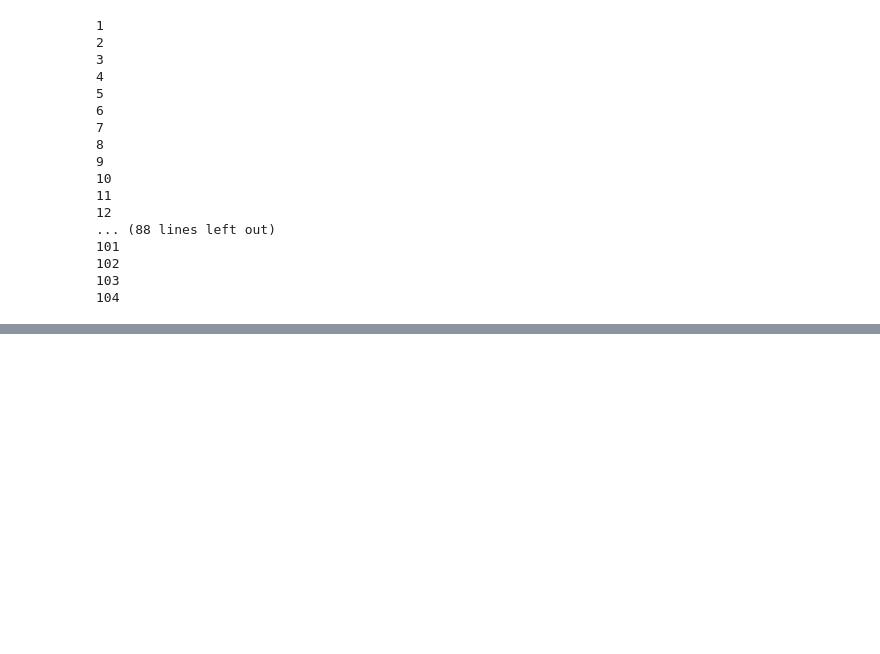
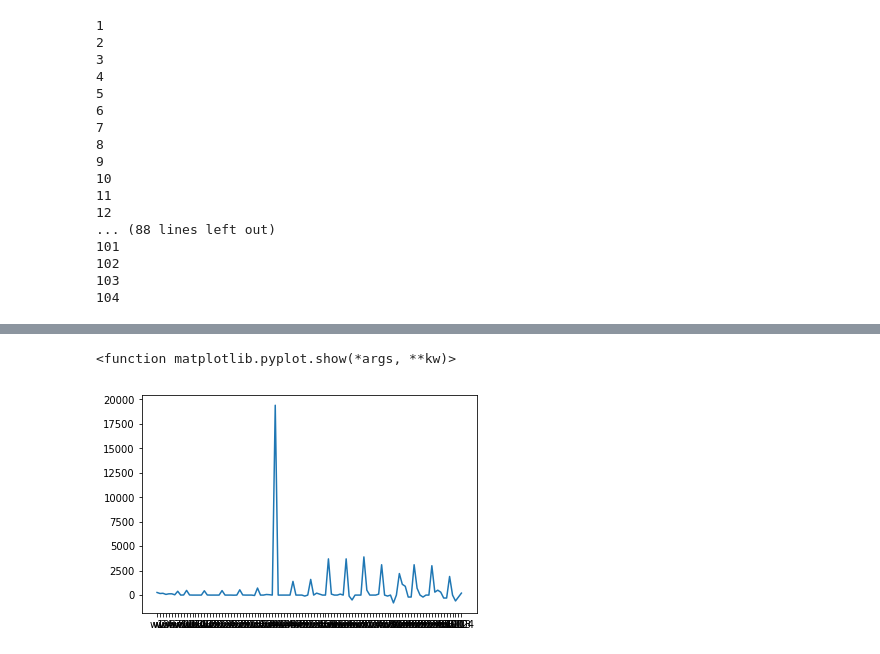
Before and after one commit to StanXian/Project-no.1, a Jupyter notebook: v2_yboy_104.ipynb, the cells around one changed output, grey strips where cells are left out. Saved outputs shown, nothing was run; the diff lists cells and outputs as text; code cells hidden in the pictures; blank space fills up the shorter version.

```diff
--- a/v2_yboy_104.ipynb
+++ b/v2_yboy_104.ipynb
@@ -102,0 +133,6 @@ mon_df.to_csv('yodelling walmart boy_104weeks_file.csv', index = None, header=Tr
+# %%
+plt.plot(months, diff)
+plt.show
+# %% [output]
+<function matplotlib.pyplot.show(*args, **kw)>
+[figure, added]
```
Also changed, not shown: parts of 6 cells of this notebook, 1 other file.
